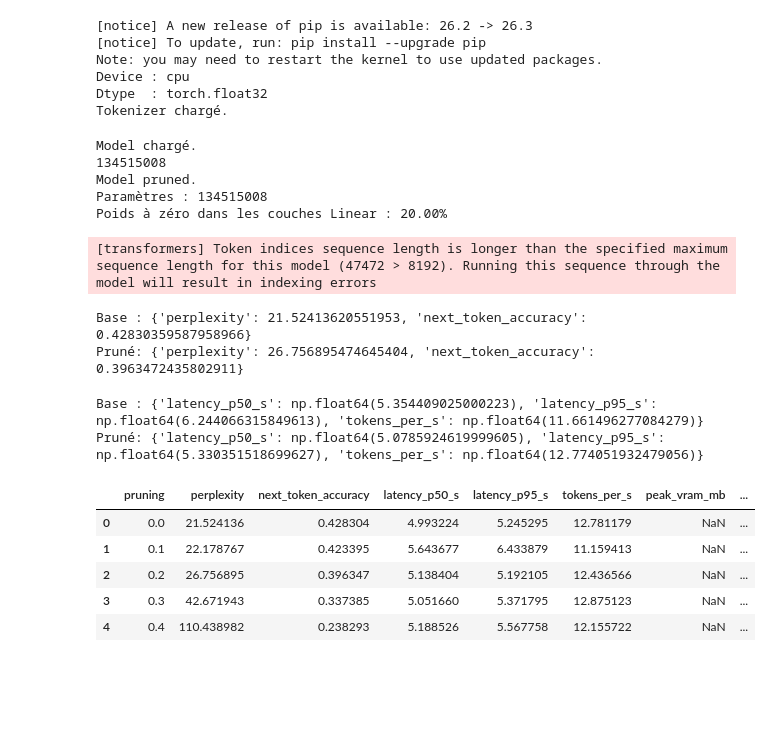
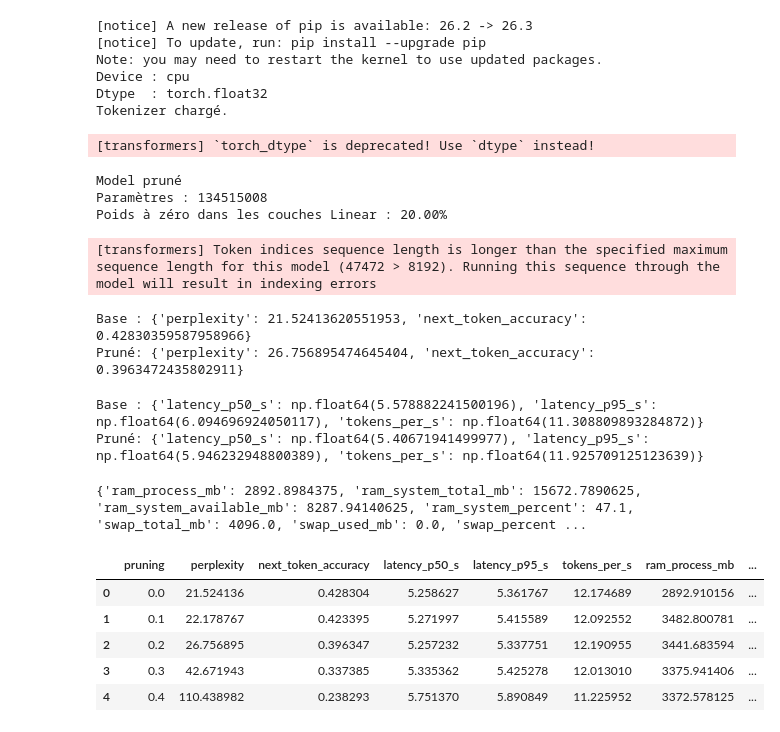
Before and after one commit to PLDupere/intelligence-artificielle, a Jupyter notebook: 2_Efficacité et compression/pruning.ipynb, the cells around one changed output. Drawn from its saved outputs; the diff is of its cells as text; code cells hidden in the pictures; blank space fills up the shorter version.

```diff
--- a/2_Efficacité et compression/pruning.ipynb
+++ b/2_Efficacité et compression/pruning.ipynb
@@ -13,9 +13,9 @@ from transformers import AutoTokenizer
 import torch
 
 
-MODEL_ID = "HuggingFaceTB/SmolLM2-360M"
+# MODEL_ID = "HuggingFaceTB/SmolLM2-360M"
 # MODEL_ID = "HuggingFaceTB/SmolLM2-360M-Instruct"
-# MODEL_ID = "HuggingFaceTB/SmolLM2-135M-Instruct"
+MODEL_ID = "HuggingFaceTB/SmolLM2-135M-Instruct"
 
 DEVICE = "cuda" if torch.cuda.is_available() else "cpu"
 
@@ -77,11 +77,10 @@ print("Model pruné")
 print("Paramètres :", sum(p.numel() for p in model_pruned.parameters()))
 print(f"Poids à zéro dans les couches Linear : {zeros / total:.2%}")
 # %% [output]
-Model chargé.
-134515008
-Model pruned.
-Paramètres : 134515008
-Poids à zéro dans les couches Linear : 20.00%
+[transformers] `torch_dtype` is deprecated! Use `dtype` instead!
+Model pruné
+Paramètres : 134515008
+Poids à zéro dans les couches Linear : 20.00%
 # %%
 # Mesurer perplexité et accuracy du prochain token
 import math
@@ -211,18 +211,24 @@ perf_pruned = benchmark_generation(model_pruned, inputs)
 print("Base :", perf_base)
 print("Pruné:", perf_pruned)
 # %% [output]
-Base : {'latency_p50_s': np.float64(5.354409025000223), 'latency_p95_s': np.float64(6.244066315849613), 'tokens_per_s': np.float64(11.661496277084279)}
-Pruné: {'latency_p50_s': np.float64(5.0785924619999605), 'latency_p95_s': np.float64(5.330351518699627), 'tokens_per_s': np.float64(12.774051932479056)}
+Base : {'latency_p50_s': np.float64(5.578882241500196), 'latency_p95_s': np.float64(6.094696924050117), 'tokens_per_s': np.float64(11.308809893284872)}
+Pruné: {'latency_p50_s': np.float64(5.40671941499977), 'latency_p95_s': np.float64(5.946232948800389), 'tokens_per_s': np.float64(11.925709125123639)}
 # %%
 import os
 import psutil
 
 process = psutil.Process(os.getpid())
 
-# https://fr.python-3.com/?p=61936
+# https://psutil.io/#psutil.Process.memory_info
+# https://docs.pytorch.org/docs/stable/generated/torch.cuda.memory_allocated.html
+# https://docs.pytorch.org/docs/2.15/notes/cuda.html#memory-management
 
-def measure_memory_mb():
-    ram_mb = process.memory_info().rss / 1024**2
+def measure_resources():
+    process_memory = process.memory_info().rss / 1024**2
+    virtual_memory = psutil.virtual_memory()
+    swap_memory = psutil.swap_memory()
+    cpu_percent = psutil.cpu_percent(interval=1)
+    cpu_times = psutil.cpu_times()
 
     if torch.cuda.is_available():
         torch.cuda.synchronize()
@@ -235,11 +241,26 @@ def measure_memory_mb():
         gpu_peak_mb = float("nan")
 
     return {
-        "ram_process_mb": ram_mb,
+        "ram_process_mb": process_memory,
+        "ram_system_total_mb": virtual_memory.total / 1024**2,
+        "ram_system_available_mb": virtual_memory.available / 1024**2,
+        "ram_system_percent": virtual_memory.percent,
+        "swap_total_mb": swap_memory.total / 1024**2,
+        "swap_used_mb": swap_memory.used / 1024**2,
+        "swap_percent": swap_memory.percent,
+        "cpu_percent": cpu_percent,
+        "cpu_times_user_s": cpu_times.user,
+        "cpu_times_system_s": cpu_times.system,
         "gpu_allocated_mb": gpu_allocated_mb,
         "gpu_reserved_mb": gpu_reserved_mb,
         "gpu_peak_mb": gpu_peak_mb,
     }
+
+
+stats = measure_resources()
+print(stats)
+# %% [output]
+{'ram_process_mb': 2892.8984375, 'ram_system_total_mb': 15672.7890625, 'ram_system_available_mb': 8287.94140625, 'ram_system_percent': 47.1, 'swap_total_mb': 4096.0, 'swap_used_mb': 0.0, 'swap_percent ...
 # %%
 # Comparer plusieurs taux d’élagage et tracer coût/performance
 import pandas as pd
@@ -253,40 +274,40 @@ def make_pruned_copy(base_model, amount):
 
     for module in model.modules():
         if isinstance(module, torch.nn.Linear) and hasattr(module, "weight_orig"):
             prune.remove(module, "weight")
 
     return model.eval()
 
 rows = []
 
 for amount in [0.0, 0.10, 0.20, 0.30, 0.40]:
     candidate = model_base if amount == 0 else make_pruned_copy(model_base, amount)
 
     q = quality_metrics(candidate, encoded, seq_len)
     p = benchmark_generation(candidate, inputs)
-    m = measure_memory_mb()
+    m = measure_resources()
 
     rows.append({
         "pruning": amount,
         **q,
         **p,
         **m,
     })
 
     if amount != 0:
         del candidate
         if torch.cuda.is_available():
             torch.cuda.empty_cache()
 
 results = pd.DataFrame(rows)
 results
 # %% [output]
-|  | pruning | perplexity | next_token_accuracy | latency_p50_s | latency_p95_s | tokens_per_s | peak_vram_mb | ... |
-| 0 | 0.0 | 21.524136 | 0.428304 | 4.993224 | 5.245295 | 12.781179 | NaN | ... |
-| 1 | 0.1 | 22.178767 | 0.423395 | 5.643677 | 6.433879 | 11.159413 | NaN | ... |
-| 2 | 0.2 | 26.756895 | 0.396347 | 5.138404 | 5.192105 | 12.436566 | NaN | ... |
-| 3 | 0.3 | 42.671943 | 0.337385 | 5.051660 | 5.371795 | 12.875123 | NaN | ... |
-| 4 | 0.4 | 110.438982 | 0.238293 | 5.188526 | 5.567758 | 12.155722 | NaN | ... |
+|  | pruning | perplexity | next_token_accuracy | latency_p50_s | latency_p95_s | tokens_per_s | ram_process_mb | ... |
+| 0 | 0.0 | 21.524136 | 0.428304 | 5.258627 | 5.361767 | 12.174689 | 2892.910156 | ... |
+| 1 | 0.1 | 22.178767 | 0.423395 | 5.271997 | 5.415589 | 12.092552 | 3482.800781 | ... |
+| 2 | 0.2 | 26.756895 | 0.396347 | 5.257232 | 5.337751 | 12.190955 | 3441.683594 | ... |
+| 3 | 0.3 | 42.671943 | 0.337385 | 5.335362 | 5.425278 | 12.013010 | 3375.941406 | ... |
+| 4 | 0.4 | 110.438982 | 0.238293 | 5.751370 | 5.890849 | 11.225952 | 3372.578125 | ... |
 # %%
 from pathlib import Path
 import matplotlib.pyplot as plt
```
Also changed, not shown: parts of 2 cells of this notebook, 2 other files.
